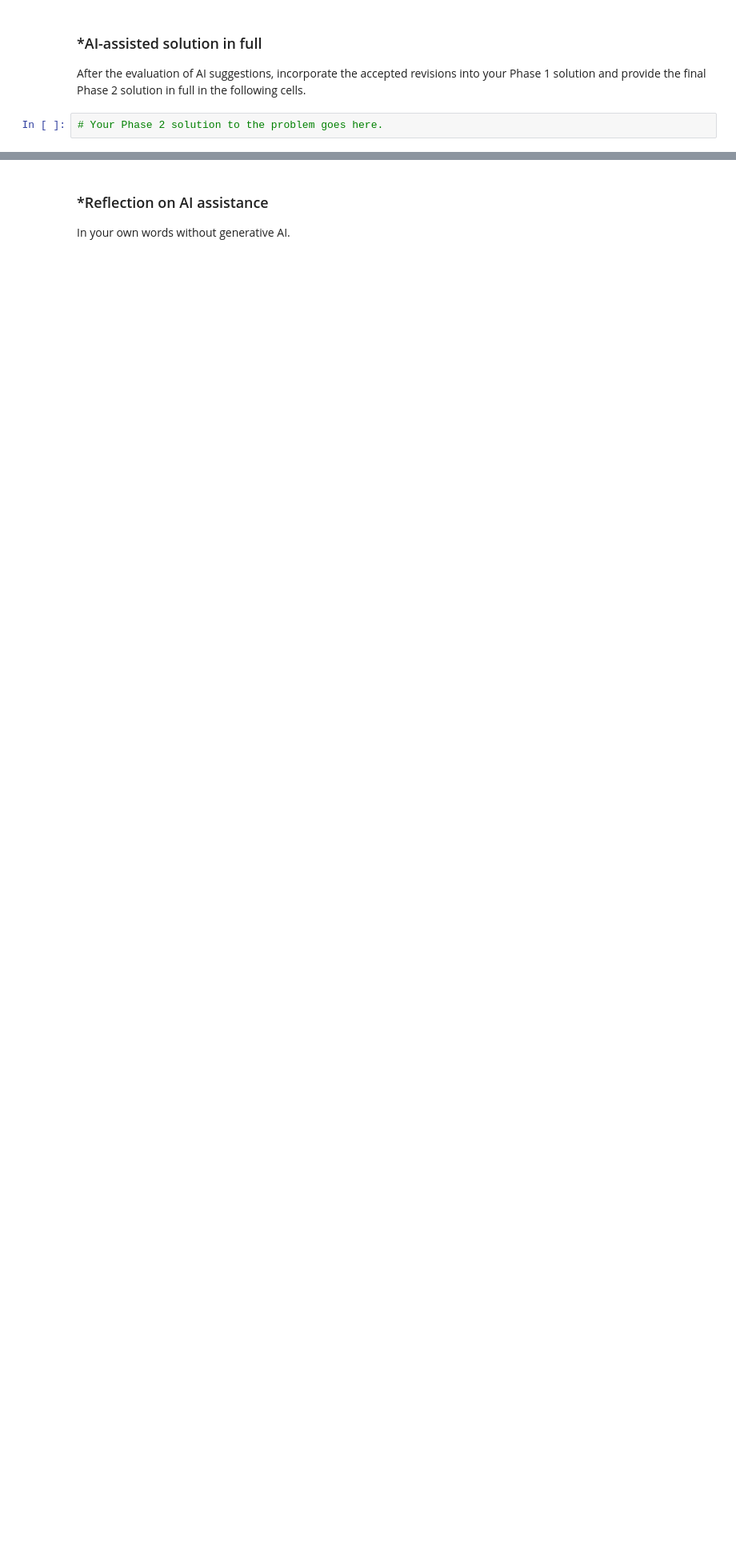
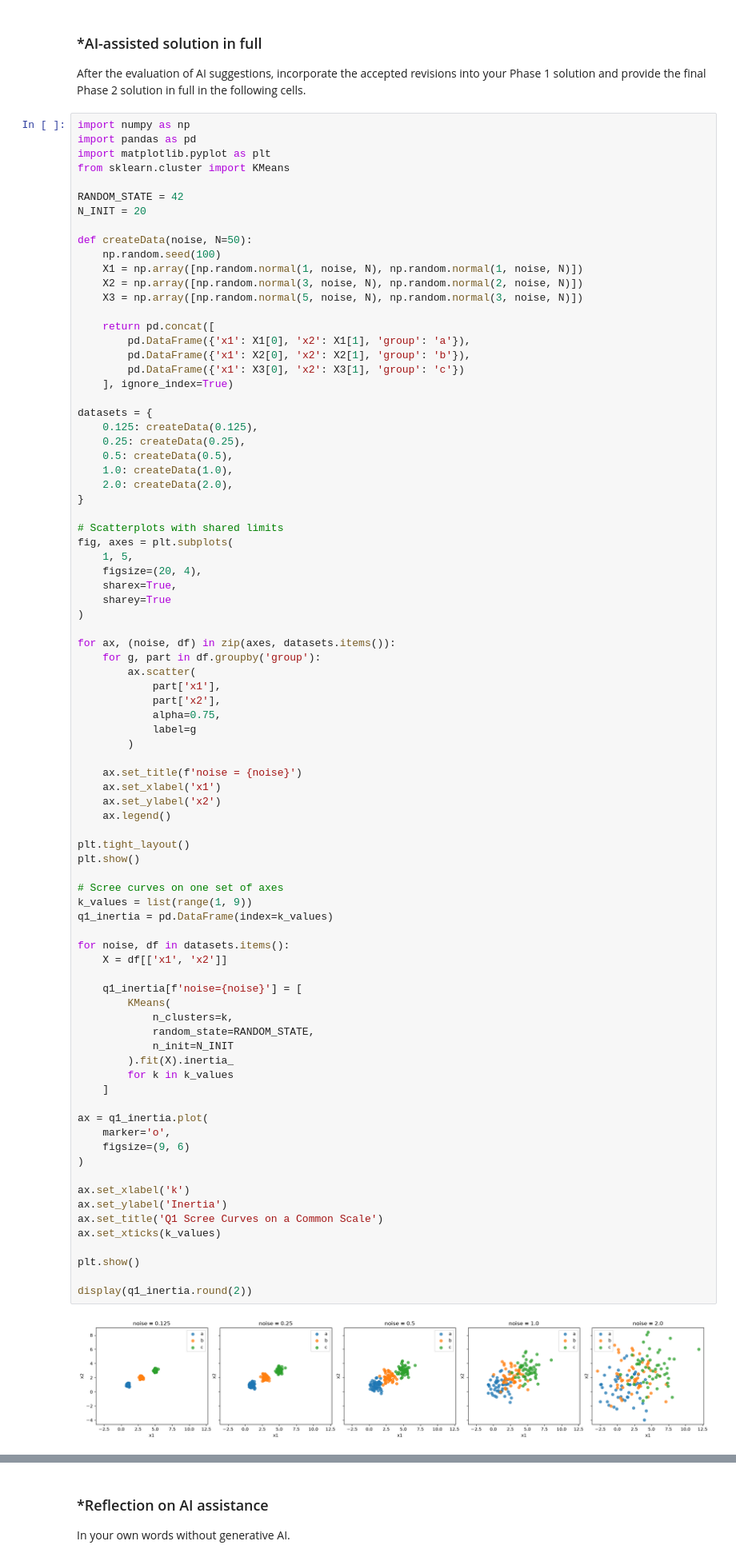
Before and after one commit to AndrewDu123/A04-clustering, a Jupyter notebook: notebook.ipynb, the cells around one changed output, grey strips where cells are left out. Shown at 80% size. Drawn from its saved outputs; the diff is of its cells as text; blank space fills up the shorter version.

Commit message:
Complete Phase 2 AI-assisted clustering revision

```diff
--- a/notebook.ipynb
+++ b/notebook.ipynb
@@ -395,4 +418,87 @@ Keep Phase 1 frozen.
 ### *AI-assisted solution in full
 After the evaluation of AI suggestions, incorporate the accepted revisions into your Phase 1 solution and provide the final Phase 2 solution in full in the following cells.
 # %%
-# Your Phase 2 solution to the problem goes here.
+import numpy as np
+import pandas as pd
+import matplotlib.pyplot as plt
+from sklearn.cluster import KMeans
+
+RANDOM_STATE = 42
+N_INIT = 20
+
+def createData(noise, N=50):
+    np.random.seed(100)
+    X1 = np.array([np.random.normal(1, noise, N), np.random.normal(1, noise, N)])
+    X2 = np.array([np.random.normal(3, noise, N), np.random.normal(2, noise, N)])
+    X3 = np.array([np.random.normal(5, noise, N), np.random.normal(3, noise, N)])
+
+    return pd.concat([
+        pd.DataFrame({'x1': X1[0], 'x2': X1[1], 'group': 'a'}),
+        pd.DataFrame({'x1': X2[0], 'x2': X2[1], 'group': 'b'}),
+        pd.DataFrame({'x1': X3[0], 'x2': X3[1], 'group': 'c'})
+    ], ignore_index=True)
+
+datasets = {
+    0.125: createData(0.125),
+    0.25: createData(0.25),
+    0.5: createData(0.5),
+    1.0: createData(1.0),
+    2.0: createData(2.0),
+}
+
+# Scatterplots with shared limits
+fig, axes = plt.subplots(
+    1, 5,
+    figsize=(20, 4),
+    sharex=True,
+    sharey=True
+)
+
+for ax, (noise, df) in zip(axes, datasets.items()):
+    for g, part in df.groupby('group'):
+        ax.scatter(
+            part['x1'],
+            part['x2'],
+            alpha=0.75,
+            label=g
+        )
+
+    ax.set_title(f'noise = {noise}')
+    ax.set_xlabel('x1')
+    ax.set_ylabel('x2')
+    ax.legend()
+
+plt.tight_layout()
+plt.show()
+
+# Scree curves on one set of axes
+k_values = list(range(1, 9))
+q1_inertia = pd.DataFrame(index=k_values)
+
+for noise, df in datasets.items():
+    X = df[['x1', 'x2']]
+
+    q1_inertia[f'noise={noise}'] = [
+        KMeans(
+            n_clusters=k,
+            random_state=RANDOM_STATE,
+            n_init=N_INIT
+        ).fit(X).inertia_
+        for k in k_values
+    ]
+
+ax = q1_inertia.plot(
+    marker='o',
+    figsize=(9, 6)
+)
+
+ax.set_xlabel('k')
+ax.set_ylabel('Inertia')
+ax.set_title('Q1 Scree Curves on a Common Scale')
+ax.set_xticks(k_values)
+
+plt.show()
+
+display(q1_inertia.round(2))
+# %% [output]
+[figure, added]
```
Also changed, not shown: parts of 14 cells of this notebook.
